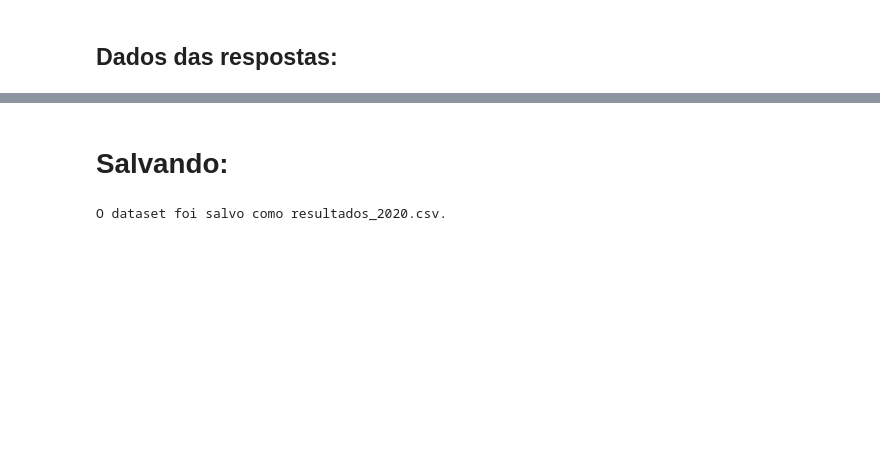
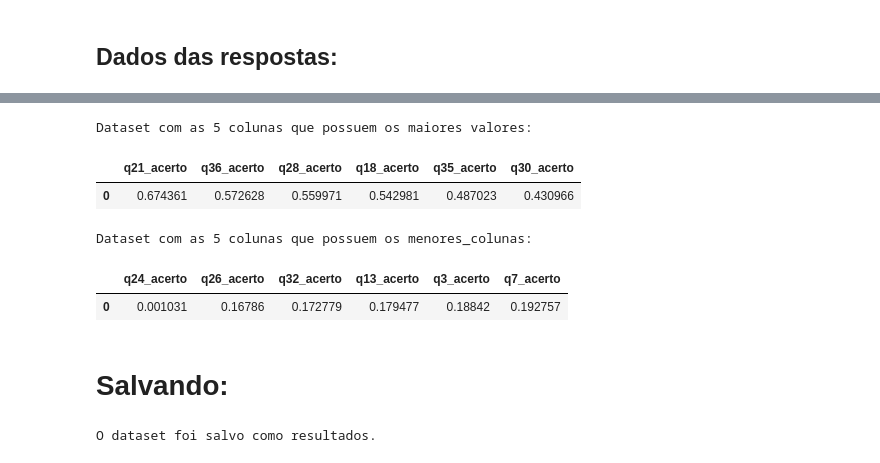
Before and after one commit to Gus-1003/Projeto_Pesquisa_Enem, a Jupyter notebook: Conclusão/Sistema_Enem_2020.ipynb, the cells around one changed output, grey strips where cells are left out. Saved outputs shown, nothing was run; the diff lists cells and outputs as text; code cells hidden in the pictures; blank space fills up the shorter version.

```diff
--- a/Conclusão/Sistema_Enem_2020.ipynb
+++ b/Conclusão/Sistema_Enem_2020.ipynb
@@ -529,10 +555,45 @@ resultado
+# %%
+# Encontrar a coluna com o maior valor
+coluna_maior_valor = porcentagens_acerto.idxmax(axis=1).iloc[0]
+
+# Obter os rótulos das 5 colunas com os maiores valores
+maiores_colunas = porcentagens_acerto.iloc[0].nlargest(6).index
+
+# Selecionar as 5 colunas com os maiores valores
+dataset_maiores_colunas = porcentagens_acerto[maiores_colunas]
+
+print("Dataset com as 5 colunas que possuem os maiores valores:")
+dataset_maiores_colunas
+# %% [output]
+Dataset com as 5 colunas que possuem os maiores valores:
+|  | q21_acerto | q36_acerto | q28_acerto | q18_acerto | q35_acerto | q30_acerto |
+| 0 | 0.674361 | 0.572628 | 0.559971 | 0.542981 | 0.487023 | 0.430966 |
+# %%
+# Encontrar a coluna com o maior valor
+coluna_maior_valor = porcentagens_acerto.idxmax(axis=1).iloc[0]
+
+# Obter os rótulos das 5 colunas com os maiores valores
+menores_colunas = porcentagens_acerto.iloc[0].nsmallest(6).index
+
+# Selecionar as 5 colunas com os maiores valores
+dataset_menores_colunas = porcentagens_acerto[menores_colunas]
+
+print("Dataset com as 5 colunas que possuem os menores_colunas:")
+dataset_menores_colunas
+# %% [output]
+Dataset com as 5 colunas que possuem os menores_colunas:
+|  | q24_acerto | q26_acerto | q32_acerto | q13_acerto | q3_acerto | q7_acerto |
+| 0 | 0.001031 | 0.16786 | 0.172779 | 0.179477 | 0.18842 | 0.192757 |
 # %% [markdown]
 # Salvando:
 # %%
 # salvar o resultado em um arquivo CSV com o nome personalizado
-nome_arquivo = f"resultados_{amostra}"
-resultado.to_csv("/content/drive/MyDrive/Pesquisa_Enem/Resultados/" + nome_arquivo)
 
-print(f"O dataset foi salvo como {nome_arquivo}.")
+resultado.to_csv("/content/drive/MyDrive/Pesquisa_Enem/Resultados/" + f"resultados_{amostra}")
+porcentagens_acerto.to_csv("/content/drive/MyDrive/Pesquisa_Enem/Resultados/" + f"Porcentagem_quests_{amostra}")
+dataset_maiores_colunas.to_csv("/content/drive/MyDrive/Pesquisa_Enem/Resultados/" + f"quest_easy_{amostra}")
+dataset_menores_colunas.to_csv("/content/drive/MyDrive/Pesquisa_Enem/Resultados/" + f"quest_hard_{amostra}")
+
+print(f"O dataset foi salvo como resultados.")
 # %% [output]
-O dataset foi salvo como resultados_2020.csv.
+O dataset foi salvo como resultados.
```
Also changed, not shown: parts of 4 cells of this notebook.
